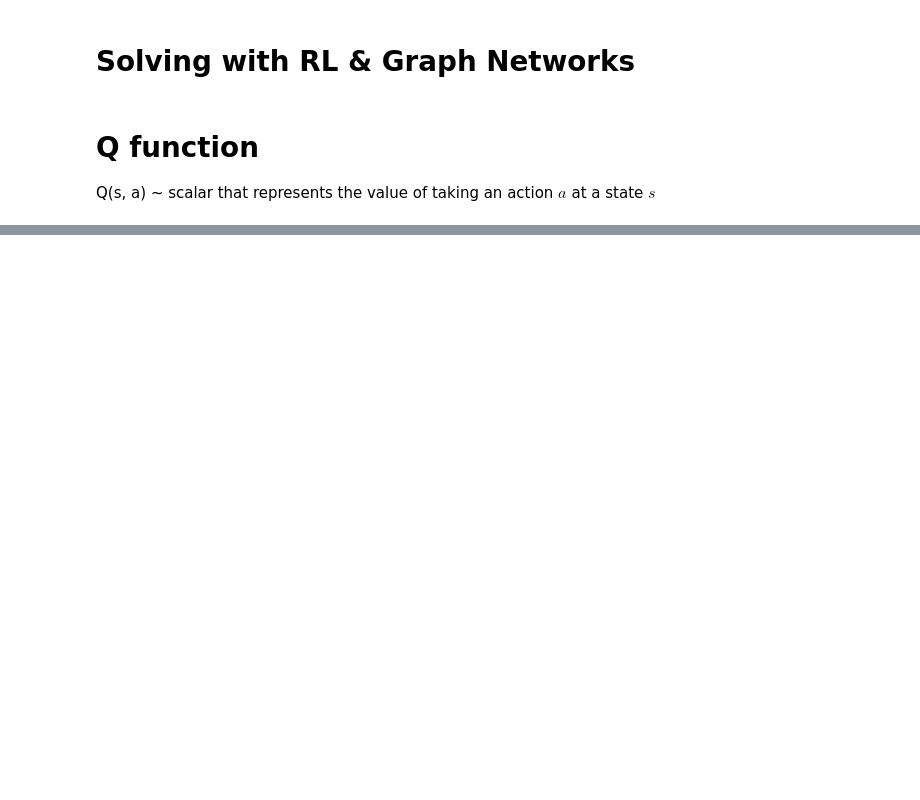
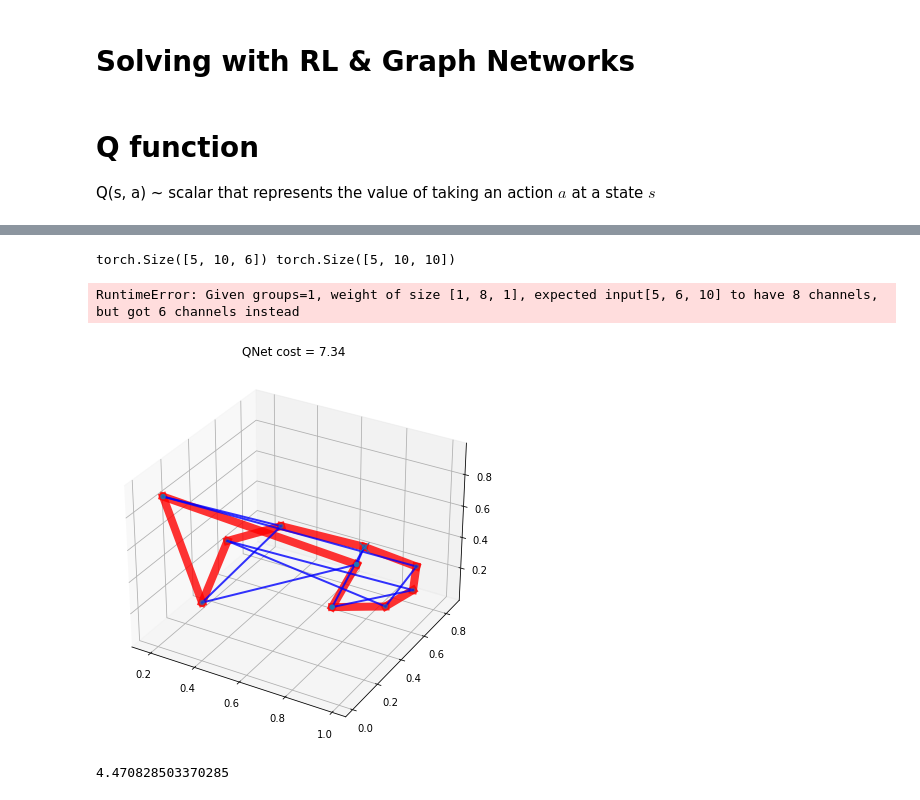
Before and after one commit to AdrianOrenstein/travelling-salesman-problem-pytorch, a Jupyter notebook: city_classification.ipynb, the cells around one changed output, grey strips where cells are left out. Drawn from its saved outputs; the diff is of its cells as text; code cells hidden in the pictures; blank space fills up the shorter version.

```diff
--- a/city_classification.ipynb
+++ b/city_classification.ipynb
@@ -575 +590,57 @@ loss_fn = nn.KLDivLoss(reduction = 'batchmean')
+# %%
+def flatten(t):
+    return [item for sublist in t for item in sublist]
+
+class QNet(nn.Module):
+    def __init__(self, emb_dim, T=4):
+        """ emb_dim: embedding dimension p
+            T: number of iterations for the graph embedding
+        """
+        super(QNet, self).__init__()
+        self.emb_dim = emb_dim
+        self.T = T
+        # We use 5 dimensions for representing the nodes' states:
+        # * A binary variable indicating whether the node has been visited
+        # * A binary variable indicating whether the node is the first of the visited sequence
+        # * A binary variable indicating whether the node is the last of the visited sequence
+        # * The (x, y, z) coordinates of the node.
+        self.node_dim = 6
+
+
+        # Build the learnable affine maps:
+
+        layers = [
+            nn.Conv1d(self.emb_dim, (1), True),
+            nn.ReLU(),
+            nn.LayerNorm(self.emb_dim),
+        ]
+
+        layers.extend(flatten([
+            nn.Conv1d(self.emb_dim, (1), True),
+            nn.ReLU(),
+            nn.LayerNorm(self.emb_dim),
+        ] for _ in range(2)))
+
+        layers.extend([
+            nn.Conv1d(self.emb_dim, (1), True),
+        ])
+
+        self.network = nn.Sequential(
+            *layers
+        )
+
+
+    def forward(self, points, weights):
+        return self.network(points.permute(0, 2, 1))
+
+a = current_state_tsrs.cpu()[:5, :]
+b = cost_matricies.cpu()[:5, :]
+print(a.shape, b.shape)
+
+test = QNet(EMBEDDING_DIMENSIONS, T=EMBEDDING_ITERATIONS_T)
+
+test(a,b).shape
+# %% [output]
+torch.Size([5, 10, 6]) torch.Size([5, 10, 10])
+RuntimeError: Given groups=1, weight of size [1, 8, 1], expected input[5, 6, 10] to have 8 channels, but got 6 channels instead
 # %%
@@ -596,3 +685,14 @@ for epoch in range(30):
+# %%
+plot_solution(coords[0].cpu(), cost_matricies[0].cpu(), city_prio_prob[0].argsort(descending=True).cpu(), gt=target_prio_probs[0].argsort(descending=True).cpu()[0])
+_ = plt.title(f'QNet cost = {total_distance(city_prio_prob[0].argsort(descending=True).cpu(), cost_matricies[0].cpu()):0.2f}')
+plt.show()
+
+
+# total_distance(target_prio_probs[0].argsort(descending=True).cpu(), cost_matricies[0].cpu())
+total_distance(target_prio_probs[0].argsort(descending=True).cpu()[0], cost_matricies[0].cpu())
+# %% [output]
+[figure, added]
+4.470828503370285
 # %%
 def _moving_avg(x, N=10):
     return np.convolve(np.array(x), np.ones((N,))/N, mode='valid')
```
Also changed, not shown: parts of 14 cells of this notebook, 1 other file.
